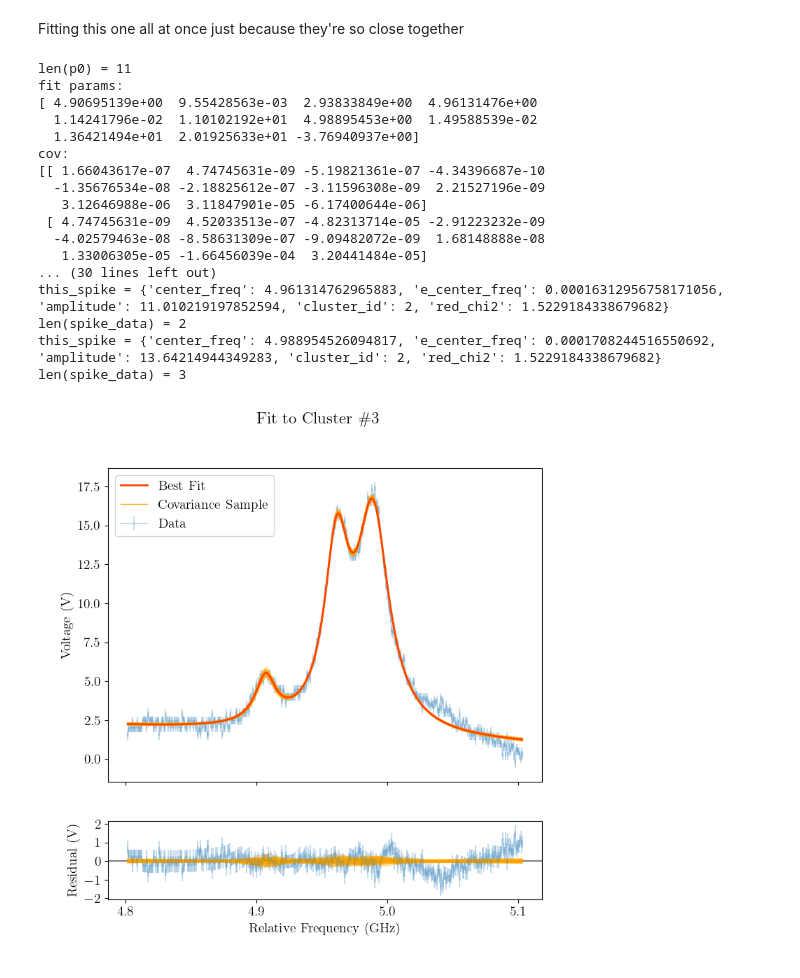
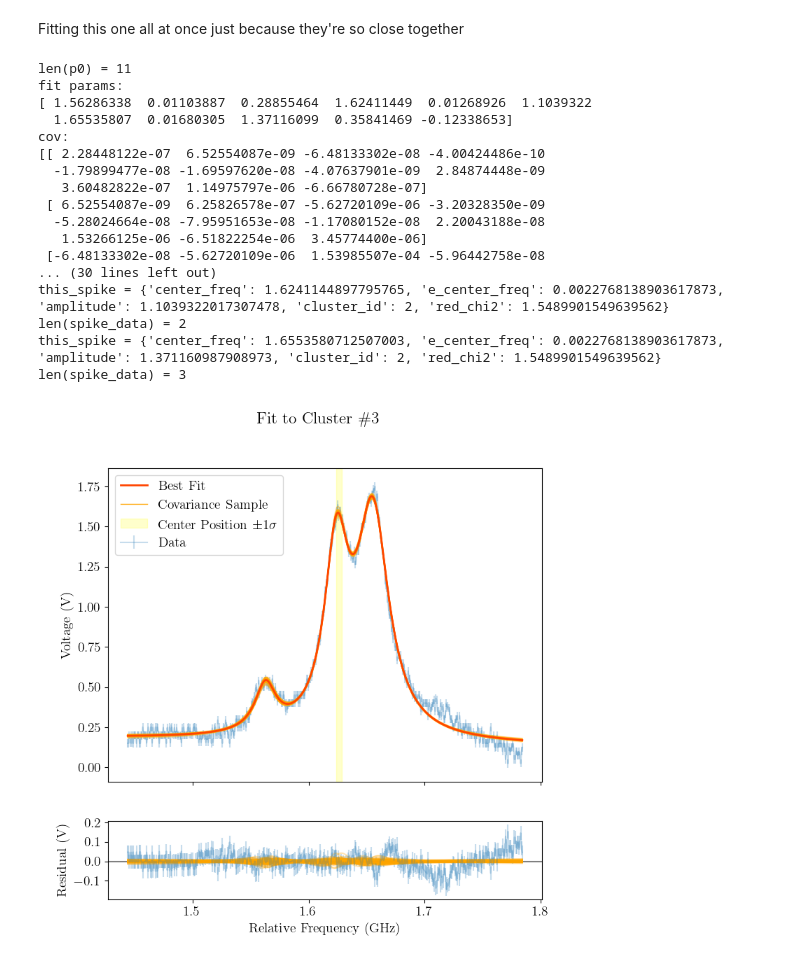
Before and after one commit to andres-luengo/alden-andres-max-most-dangerous-4450-trio, a Jupyter notebook: rb-spectroscopy/fit_no_mag.ipynb, the cells around one changed output. Saved outputs shown, nothing was run; the diff lists cells and outputs as text; code cells hidden in the pictures.

```diff
--- a/rb-spectroscopy/fit_no_mag.ipynb
+++ b/rb-spectroscopy/fit_no_mag.ipynb
@@ -16,6 +16,9 @@ spike_data = []
 # %%
 sat = load(sat=True, mag=False)
 uns = load(sat=False, mag=False)
+
+sat.signal /= 10.
+uns.signal /= 10.
 
 # this makes the two signals agree a lot more, very annoyingly...
 def loss(offset):
@@ -121,20 +172,20 @@ baseline_slope_guess = (y[-1] - y[0]) / (x[-1] - x[0])
 # ]
 
 p0 = [
-    4.90660884e+00,
-    9.57678660e-03,
-    2.93350539e+00,
+    1.56497157e+00,
+    1.09529992e-02,
+    2.90392085e-01,
 
-    4.96096085e+00,
-    1.14178255e-02,
-    1.10103184e+01,
+    1.62622119e+00,
+    1.27916757e-02,
+    1.10165019e+00,
 
-    4.98860413e+00,
-    1.49472351e-02,
-    1.36454183e+01,
+    1.65743724e+00,
+    1.68264795e-02,
+    1.36782465e+00,
 
-    1.91435783e+01,
-    -3.55652205e+00
+    4.94723104e+00,
+    -2.09194020e+00
 ]
 print(f"{len(p0) = }")
 
@@ -152,11 +203,11 @@ print(f"{len(p0) = }")
 # guess_res_ax.set_ylabel('Residual (V)')
 # # guess_res_ax.set_ylim(np.min(residuals), np.max(residuals))
 
-fit_params, cov = curve_fit(triple_lorentzian, x, y, p0, np.sqrt(2)*0.25)
+fit_params, cov = curve_fit(triple_lorentzian, x, y, p0, np.sqrt(2)*0.025)
 print(f"fit params:\n{fit_params}")
 print(f"cov:\n{cov}")
 
-fit_data_ax.errorbar(x, y, yerr=0.25, alpha=0.25, label='Data')
+fit_data_ax.errorbar(x, y, yerr=0.025, alpha=0.25, label='Data')
 fit_data_ax.plot(x, triple_lorentzian(x, *fit_params), lw=2, c='orangered', zorder=10, label='Best Fit')
 data_y_lims = fit_data_ax.set_ylim()
 
@@ -165,16 +216,21 @@ for fit_sample in random_fit_samples:
     fit_data_ax.plot(x, triple_lorentzian(x, *fit_sample), lw=1, c='orange', zorder=5, alpha=0.3)
 fit_data_ax.plot(x, triple_lorentzian(x, *fit_sample), lw=1, c='orange', zorder=5, label='Covariance Sample')
 
+local_uncertainty = sat.u_frequency[np.argmin(np.abs(sat.frequency - p0[3]))]
+print(f"{local_uncertainty = }")
+fit_data_ax.axvspan(p0[3] - local_uncertainty, p0[3] + local_uncertainty, alpha=0.2, color='yellow', label='Center Position $\\pm1\\sigma$')
+
 fit_data_ax.legend()
 
 fit_data_ax.set_ylim(data_y_lims)
 # fit_data_ax.set_title('Resulting Fit')
 fit_data_ax.set_ylabel('Voltage (V)')
 
+
 residuals = triple_lorentzian(x, *fit_params) - y
 
 fit_res_ax.axhline(0., color='gray')
-fit_res_ax.errorbar(x, residuals, yerr=np.sqrt(2)*0.25, alpha=0.25)
+fit_res_ax.errorbar(x, residuals, yerr=np.sqrt(2)*0.025, alpha=0.25)
 for fit_sample in random_fit_samples:
     fit_res_ax.plot(x, triple_lorentzian(x, *fit_sample) - triple_lorentzian(x, *fit_params), c='orange', alpha=0.3)
 
@@ -183,48 +239,50 @@ fit_res_ax.set_xlabel('Relative Frequency (GHz)')
 
 fig.suptitle(f'Fit to Cluster \\#{cluster_n + 1}')
 
-red_chi2 = np.sum((residuals / (np.sqrt(2)*.25))**2) / (len(residuals) - 11)
+red_chi2 = np.sum((residuals / (np.sqrt(2)*.025))**2) / (len(residuals) - 11)
 print(f"{red_chi2 = :.4g}")
 
 for i in range(3):
     this_spike = {
         "center_freq": fit_params[0 + i*3],
-        "e_center_freq": np.sqrt(np.diag(cov))[0 + i*3],
+        "e_center_freq": local_uncertainty, #np.sqrt(np.diag(cov))[0 + i*3],
         "amplitude": fit_params[2 + i*3],
         "cluster_id": cluster_n,
         "red_chi2": red_chi2
     }
 
     print(f"{this_spike = }")
 
     if this_spike not in spike_data:
         spike_data.append(this_spike)
     else:
         print('SPIKE NOT APPENDED, WE ALREADY GOT THIS ONE')
 
     print(f"{len(spike_data) = }")
 
 
 plt.locator_params(nbins=5)
+
+fig.savefig("figs/uglypeaks.png", dpi=800)
 # %% [output]
 len(p0) = 11
 fit params:
-[ 4.90695139e+00  9.55428563e-03  2.93833849e+00  4.96131476e+00
-  1.14241796e-02  1.10102192e+01  4.98895453e+00  1.49588539e-02
-  1.36421494e+01  2.01925633e+01 -3.76940937e+00]
+[ 1.56286338  0.01103887  0.28855464  1.62411449  0.01268926  1.1039322
+  1.65535807  0.01680305  1.37116099  0.35841469 -0.12338653]
 cov:
-[[ 1.66043617e-07  4.74745631e-09 -5.19821361e-07 -4.34396687e-10
-  -1.35676534e-08 -2.18825612e-07 -3.11596308e-09  2.21527196e-09
-   3.12646988e-06  3.11847901e-05 -6.17400644e-06]
- [ 4.74745631e-09  4.52033513e-07 -4.82313714e-05 -2.91223232e-09
-  -4.02579463e-08 -8.58631309e-07 -9.09482072e-09  1.68148888e-08
-   1.33006305e-05 -1.66456039e-04  3.20441484e-05]
+[[ 2.28448122e-07  6.52554087e-09 -6.48133302e-08 -4.00424486e-10
+  -1.79899477e-08 -1.69597620e-08 -4.07637901e-09  2.84874448e-09
+   3.60482822e-07  1.14975797e-06 -6.66780728e-07]
+ [ 6.52554087e-09  6.25826578e-07 -5.62720109e-06 -3.20328350e-09
+  -5.28024664e-08 -7.95951653e-08 -1.17080152e-08  2.20043188e-08
+   1.53266125e-06 -6.51822254e-06  3.45774400e-06]
+ [-6.48133302e-08 -5.62720109e-06  1.53985507e-04 -5.96442758e-08
 ... (30 lines left out)
-this_spike = {'center_freq': 4.961314762965883, 'e_center_freq': 0.00016312956758171056, 'amplitude': 11.010219197852594, 'cluster_id': 2, 'red_chi2': 1.5229184338679682}
+this_spike = {'center_freq': 1.6241144897795765, 'e_center_freq': 0.0022768138903617873, 'amplitude': 1.1039322017307478, 'cluster_id': 2, 'red_chi2': 1.5489901549639562}
 len(spike_data) = 2
-this_spike = {'center_freq': 4.988954526094817, 'e_center_freq': 0.0001708244516550692, 'amplitude': 13.64214944349283, 'cluster_id': 2, 'red_chi2': 1.5229184338679682}
+this_spike = {'center_freq': 1.6553580712507003, 'e_center_freq': 0.0022768138903617873, 'amplitude': 1.371160987908973, 'cluster_id': 2, 'red_chi2': 1.5489901549639562}
 len(spike_data) = 3
-[figure, old version]
+[figure, new version]
 # %%
 def red_lorentzian(x, center, gamma, amplitude, baseline, baseline_slope):
     return Lorentzian(x, center, gamma, amplitude, baseline) + baseline_slope*x
```
Also changed, not shown: parts of 19 cells of this notebook, 4 other files.
